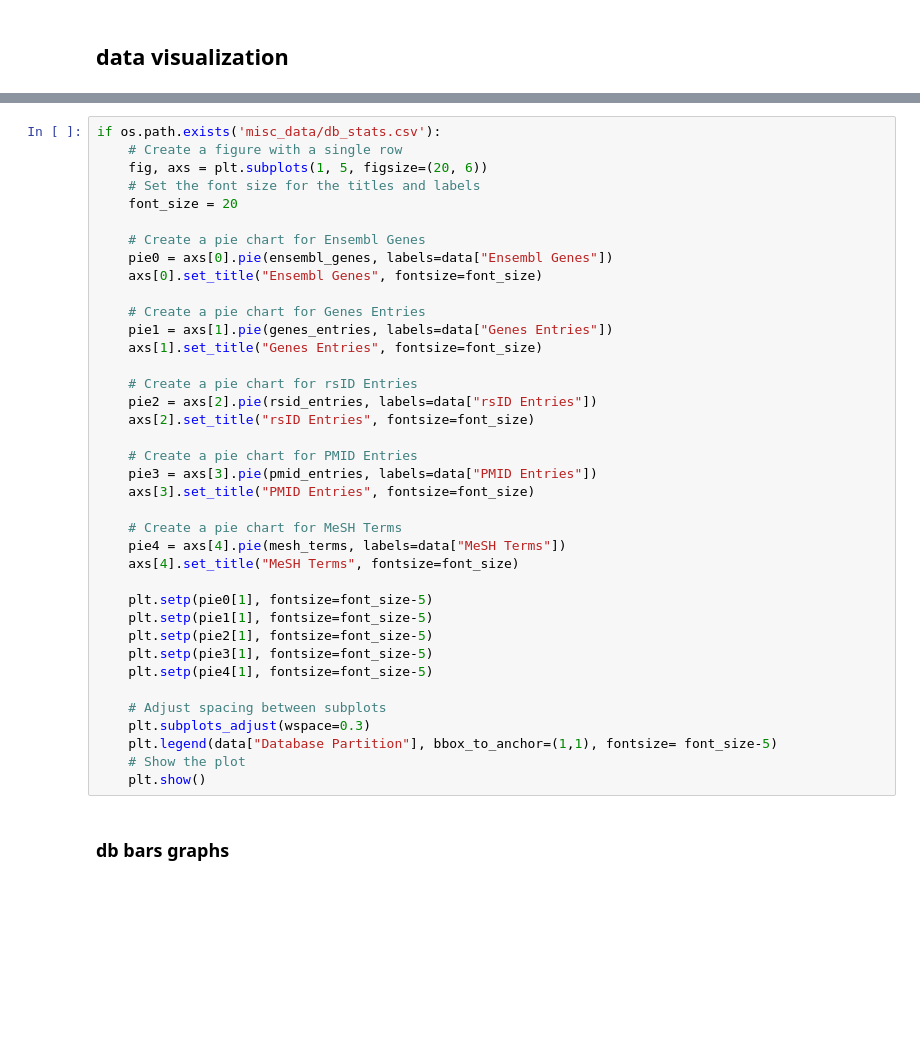
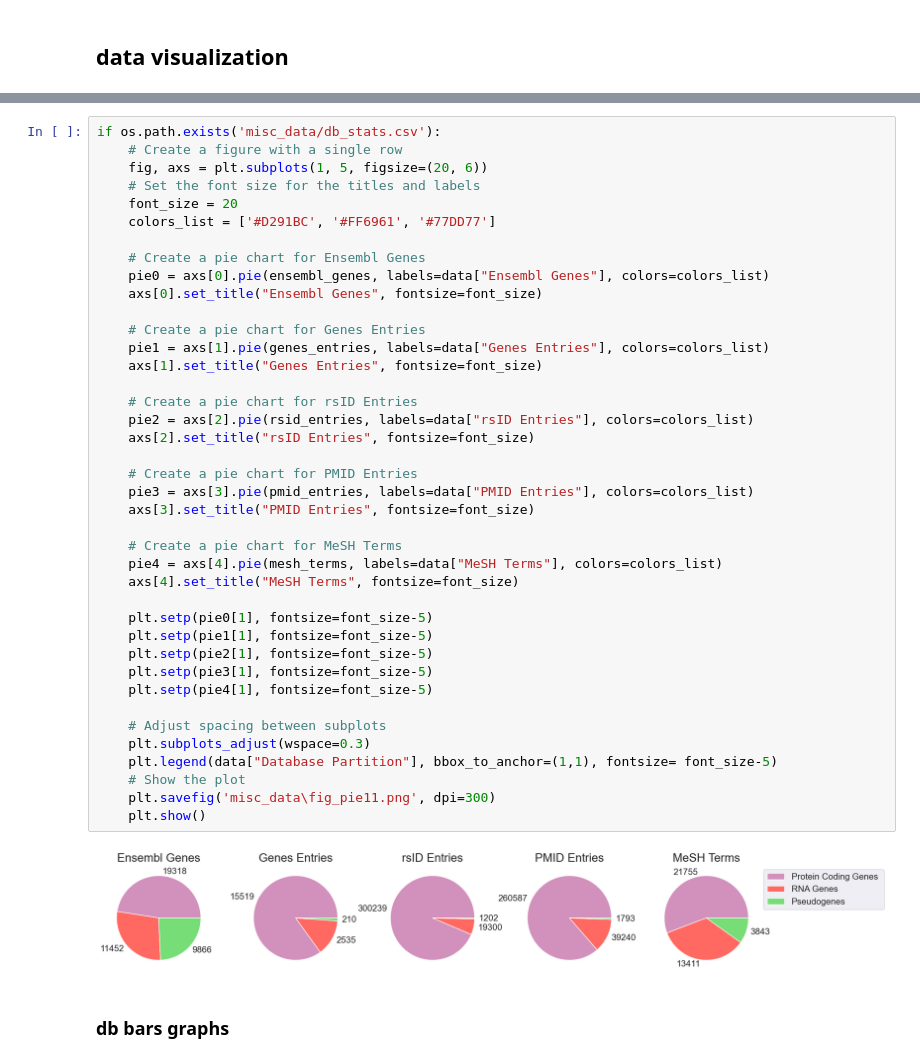
Before and after one commit to johndef64/GRPM_system, a Jupyter notebook: GRPM_04_grpm-data_analyzer.ipynb, the cells around one changed output, grey strips where cells are left out. Drawn from its saved outputs; the diff is of its cells as text; blank space fills up the shorter version.

```diff
--- a/GRPM_04_grpm-data_analyzer.ipynb
+++ b/GRPM_04_grpm-data_analyzer.ipynb
@@ -187,38 +278,42 @@ if os.path.exists('misc_data/db_stats.csv'):
     fig, axs = plt.subplots(1, 5, figsize=(20, 6))
     # Set the font size for the titles and labels
     font_size = 20
+    colors_list = ['#D291BC', '#FF6961', '#77DD77']
 
     # Create a pie chart for Ensembl Genes
-    pie0 = axs[0].pie(ensembl_genes, labels=data["Ensembl Genes"])
+    pie0 = axs[0].pie(ensembl_genes, labels=data["Ensembl Genes"], colors=colors_list)
     axs[0].set_title("Ensembl Genes", fontsize=font_size)
 
     # Create a pie chart for Genes Entries
-    pie1 = axs[1].pie(genes_entries, labels=data["Genes Entries"])
+    pie1 = axs[1].pie(genes_entries, labels=data["Genes Entries"], colors=colors_list)
     axs[1].set_title("Genes Entries", fontsize=font_size)
 
     # Create a pie chart for rsID Entries
-    pie2 = axs[2].pie(rsid_entries, labels=data["rsID Entries"])
+    pie2 = axs[2].pie(rsid_entries, labels=data["rsID Entries"], colors=colors_list)
     axs[2].set_title("rsID Entries", fontsize=font_size)
 
     # Create a pie chart for PMID Entries
-    pie3 = axs[3].pie(pmid_entries, labels=data["PMID Entries"])
+    pie3 = axs[3].pie(pmid_entries, labels=data["PMID Entries"], colors=colors_list)
     axs[3].set_title("PMID Entries", fontsize=font_size)
 
     # Create a pie chart for MeSH Terms
-    pie4 = axs[4].pie(mesh_terms, labels=data["MeSH Terms"])
+    pie4 = axs[4].pie(mesh_terms, labels=data["MeSH Terms"], colors=colors_list)
     axs[4].set_title("MeSH Terms", fontsize=font_size)
 
     plt.setp(pie0[1], fontsize=font_size-5)
     plt.setp(pie1[1], fontsize=font_size-5)
     plt.setp(pie2[1], fontsize=font_size-5)
     plt.setp(pie3[1], fontsize=font_size-5)
     plt.setp(pie4[1], fontsize=font_size-5)
 
     # Adjust spacing between subplots
     plt.subplots_adjust(wspace=0.3)
     plt.legend(data["Database Partition"], bbox_to_anchor=(1,1), fontsize= font_size-5)
     # Show the plot
+    plt.savefig('misc_data\fig_pie11.png', dpi=300)
     plt.show()
+# %% [output]
+[figure, added]
 # %% [markdown]
 ### db bars graphs
 # %%
```
Also changed, not shown: parts of 106 cells of this notebook.
